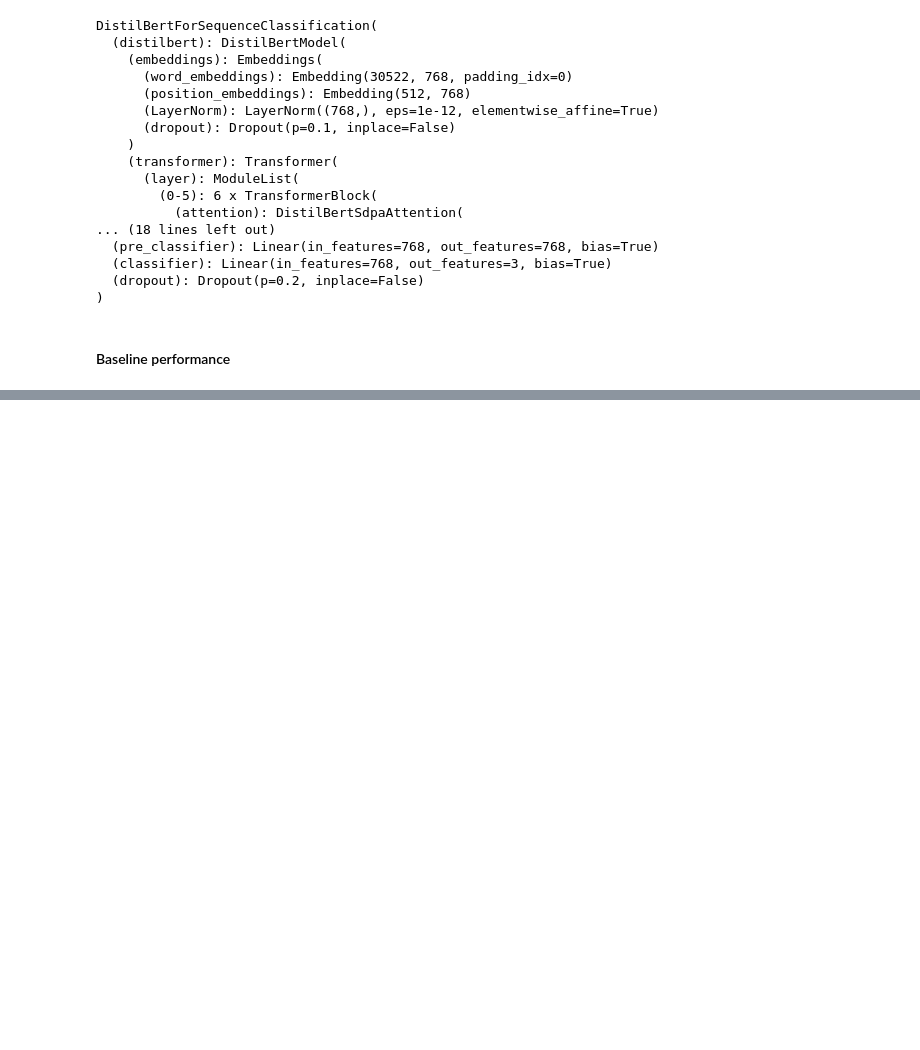
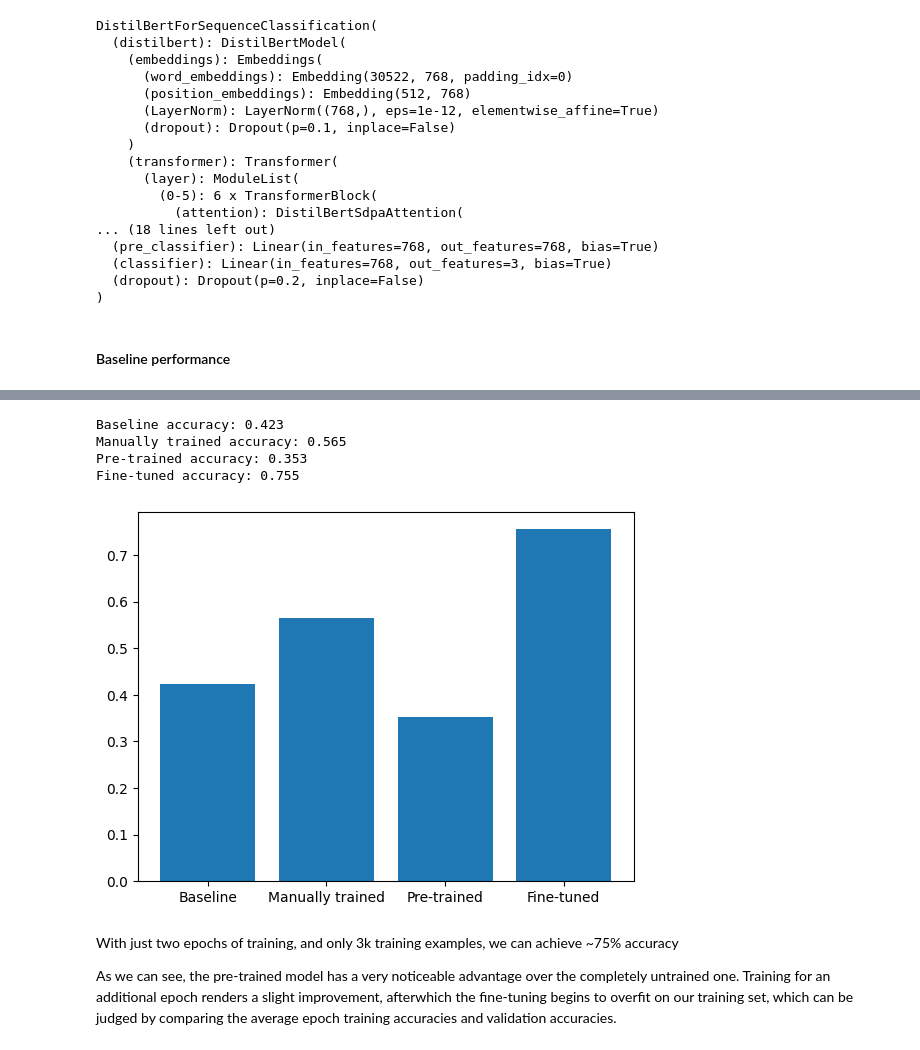
Before and after one commit to aliirtazas/sentiment-classification-ml-bert, a Jupyter notebook: twitter_sentiment_classification_ML_BERT.ipynb, the cells around one changed output, grey strips where cells are left out. Cells and saved outputs as stored; diff of their text form; code cells hidden in the pictures; blank space fills up the shorter version.

```diff
--- a/twitter_sentiment_classification_ML_BERT.ipynb
+++ b/twitter_sentiment_classification_ML_BERT.ipynb
@@ -598,0 +774,23 @@ None
+# %%
+num_epochs = 2
+
+optimizer = AdamW(pretrained_model.parameters(), lr=5e-5)
+
+lr_scheduler = get_scheduler(
+  "linear",
+  optimizer=optimizer,
+  num_warmup_steps=50,
+  num_training_steps=len(train_dataloader) * num_epochs
+)
+
+torch.cuda.empty_cache()
+pretrained_model.to(device)
+
+#Training
+train(pretrained_model,
+      optimizer,
+      num_epochs,
+      train_dataloader,
+      validation_dataloader,
+      lr_scheduler,
+      device)
@@ -598,0 +806,24 @@ None
+# %%
+# Evaluating the fine-tuned model
+
+finetuned_result = evaluate(
+    model = pretrained_model,
+    test_dataloader = test_dataloader,
+    device = device,
+    metric_strs = ['accuracy']
+)['accuracy']
+
+#Plot
+results = [baseline_result, trained_result, pretrained_result, finetuned_result]
+names = ['Baseline', 'Manually trained', 'Pre-trained', 'Fine-tuned']
+make_plots(results, names)
+# %% [output]
+Baseline accuracy: 0.423
+Manually trained accuracy: 0.565
+Pre-trained accuracy: 0.353
+Fine-tuned accuracy: 0.755
+[figure, added]
+# %% [markdown]
+With just two epochs of training, and only 3k training examples, we can achieve ~75% accuracy
+
+As we can see, the pre-trained model has a very noticeable advantage over the completely untrained one. Training for an additional epoch renders a slight improvement, afterwhich the fine-tuning begins to overfit on our training set, which can be judged by comparing the average epoch training accuracies and validation accuracies.
```
Also changed, not shown: parts of 17 cells of this notebook.
